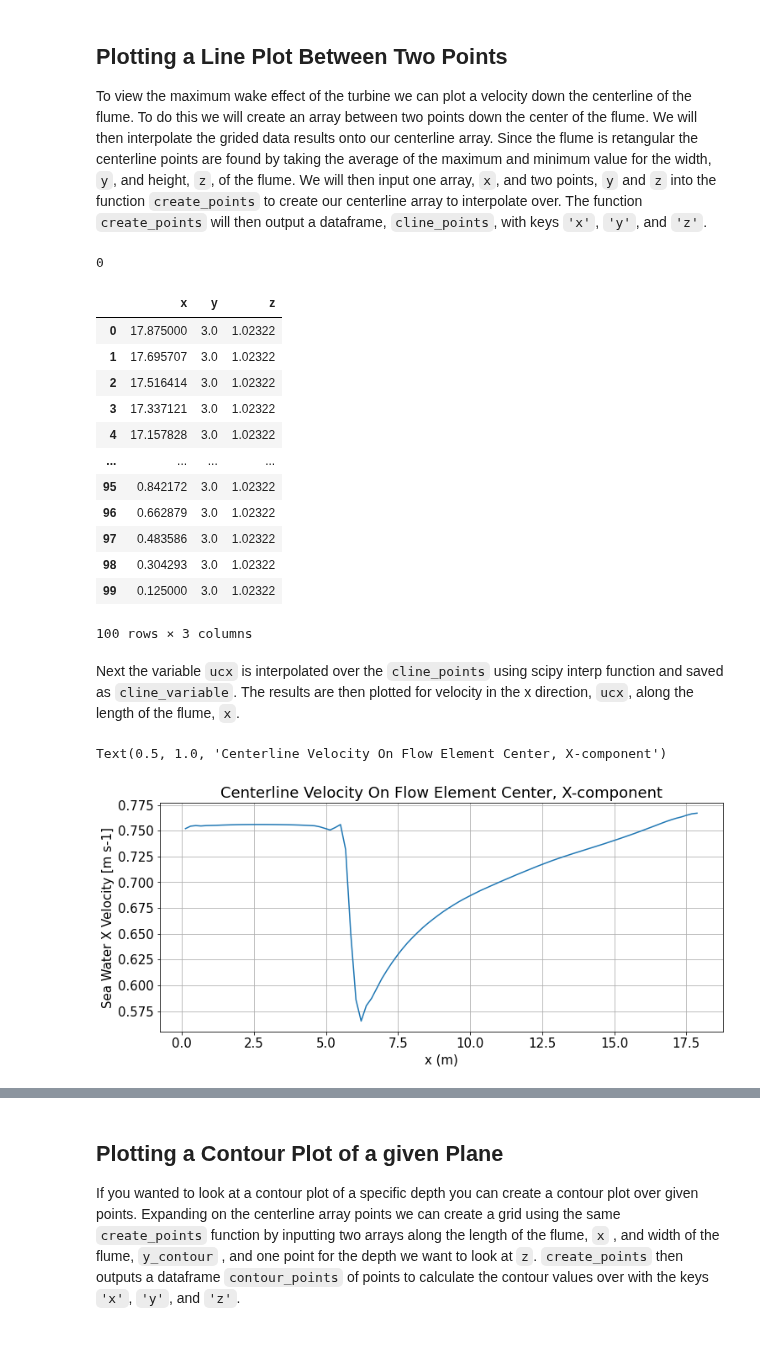
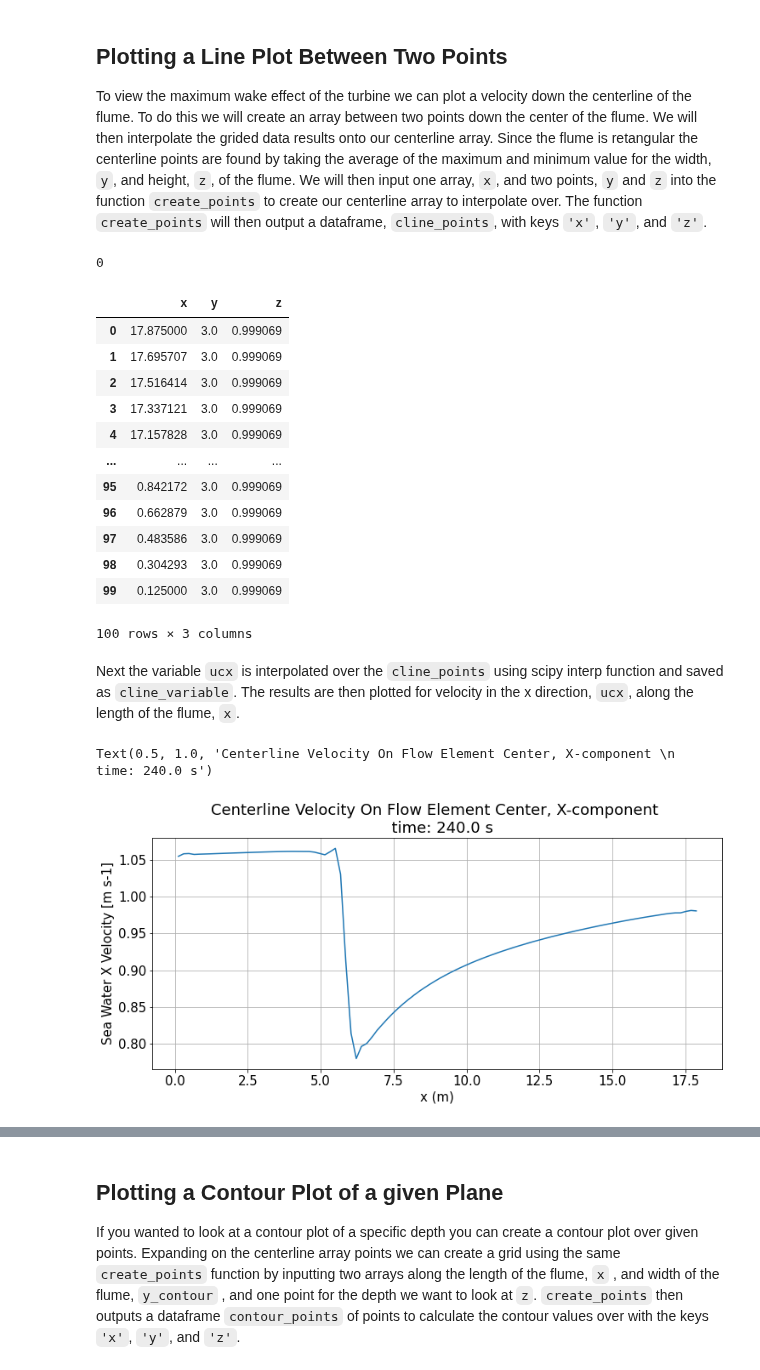
Before and after one commit to MHKiT-Software/MHKiT-Python, a Jupyter notebook: examples/Delft3D_example.ipynb, the cells around one changed output, grey strips where cells are left out. Cells and saved outputs as stored; diff of their text form; code cells hidden in the pictures; blank space fills up the shorter version.

```diff
--- a/examples/Delft3D_example.ipynb
+++ b/examples/Delft3D_example.ipynb
@@ -62,7 +80,7 @@ The limits `max_plot_v` and `min_plot_v` are defined to bound the plots of the v
 # %%
 # Getting variable data
 variable= 'ucx'
-var_data_df= d3d.get_all_data_points(d3d_data, variable, time_index=1)
+var_data_df= d3d.get_all_data_points(d3d_data, variable, time_index=4)
 print(var_data_df)
 
 # Setting plot limits
@@ -107,41 +125,41 @@ cline_points
 # %% [output]
 0
 |  | x | y | z |
-| 0 | 17.875000 | 3.0 | 1.02322 |
-| 1 | 17.695707 | 3.0 | 1.02322 |
-| 2 | 17.516414 | 3.0 | 1.02322 |
-| 3 | 17.337121 | 3.0 | 1.02322 |
-| 4 | 17.157828 | 3.0 | 1.02322 |
+| 0 | 17.875000 | 3.0 | 0.999069 |
+| 1 | 17.695707 | 3.0 | 0.999069 |
+| 2 | 17.516414 | 3.0 | 0.999069 |
+| 3 | 17.337121 | 3.0 | 0.999069 |
+| 4 | 17.157828 | 3.0 | 0.999069 |
 | ... | ... | ... | ... |
-| 95 | 0.842172 | 3.0 | 1.02322 |
-| 96 | 0.662879 | 3.0 | 1.02322 |
-| 97 | 0.483586 | 3.0 | 1.02322 |
-| 98 | 0.304293 | 3.0 | 1.02322 |
-| 99 | 0.125000 | 3.0 | 1.02322 |
+| 95 | 0.842172 | 3.0 | 0.999069 |
+| 96 | 0.662879 | 3.0 | 0.999069 |
+| 97 | 0.483586 | 3.0 | 0.999069 |
+| 98 | 0.304293 | 3.0 | 0.999069 |
+| 99 | 0.125000 | 3.0 | 0.999069 |
 100 rows × 3 columns
 # %% [markdown]
 Next the variable `ucx` is interpolated over the `cline_points` using scipy interp function and saved as `cline_variable`. The results are then plotted for velocity in the x direction, `ucx`, along the length of the flume, `x`.
 # %%
 cline_variable = interp.griddata(var_data_df[['x','y','z']],
                      var_data_df[variable],
                      cline_points[['x','y','z']])
 # Plotting
 Type='Centerline'
 plt.figure(figsize=(12,5))
 plt.plot(x, cline_variable)
 plt.grid()
 plt.xlabel('x (m)')
 
 y_name= f'{d3d_data.variables[variable].standard_name}'
 y_label=' '.join([x.capitalize() for x in y_name.split('_')])
 plt.ylabel(f'{y_label} [{d3d_data.variables[variable].units}]')
 
 title_name= f'{d3d_data.variables[variable].long_name}'
 title_label=' '.join([x.capitalize() for x in title_name.split(' ')])
-plt.title(f'{Type} {title_label}')
+plt.title(f'{Type} {title_label} \n  time: {var_data_df.time[1]} s')
 # %% [output]
-Text(0.5, 1.0, 'Centerline Velocity On Flow Element Center, X-component')
+Text(0.5, 1.0, 'Centerline Velocity On Flow Element Center, X-component \n  time: 240.0 s')
-[figure, old version]
+[figure, new version]
 # %% [markdown]
 ## Contour Plot for a Given Sigma Layer
 
```
Also changed, not shown: parts of 14 cells of this notebook.
